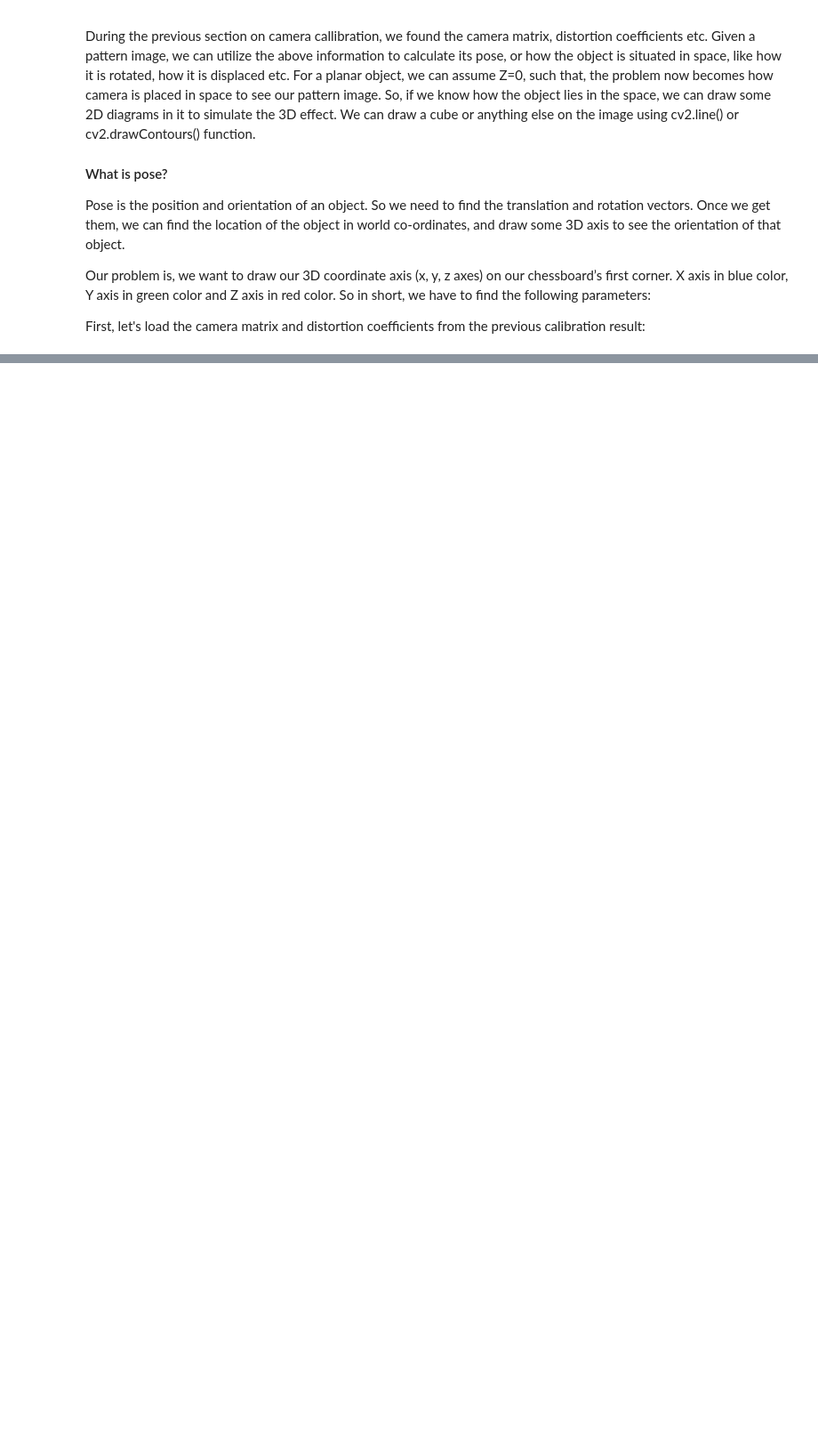
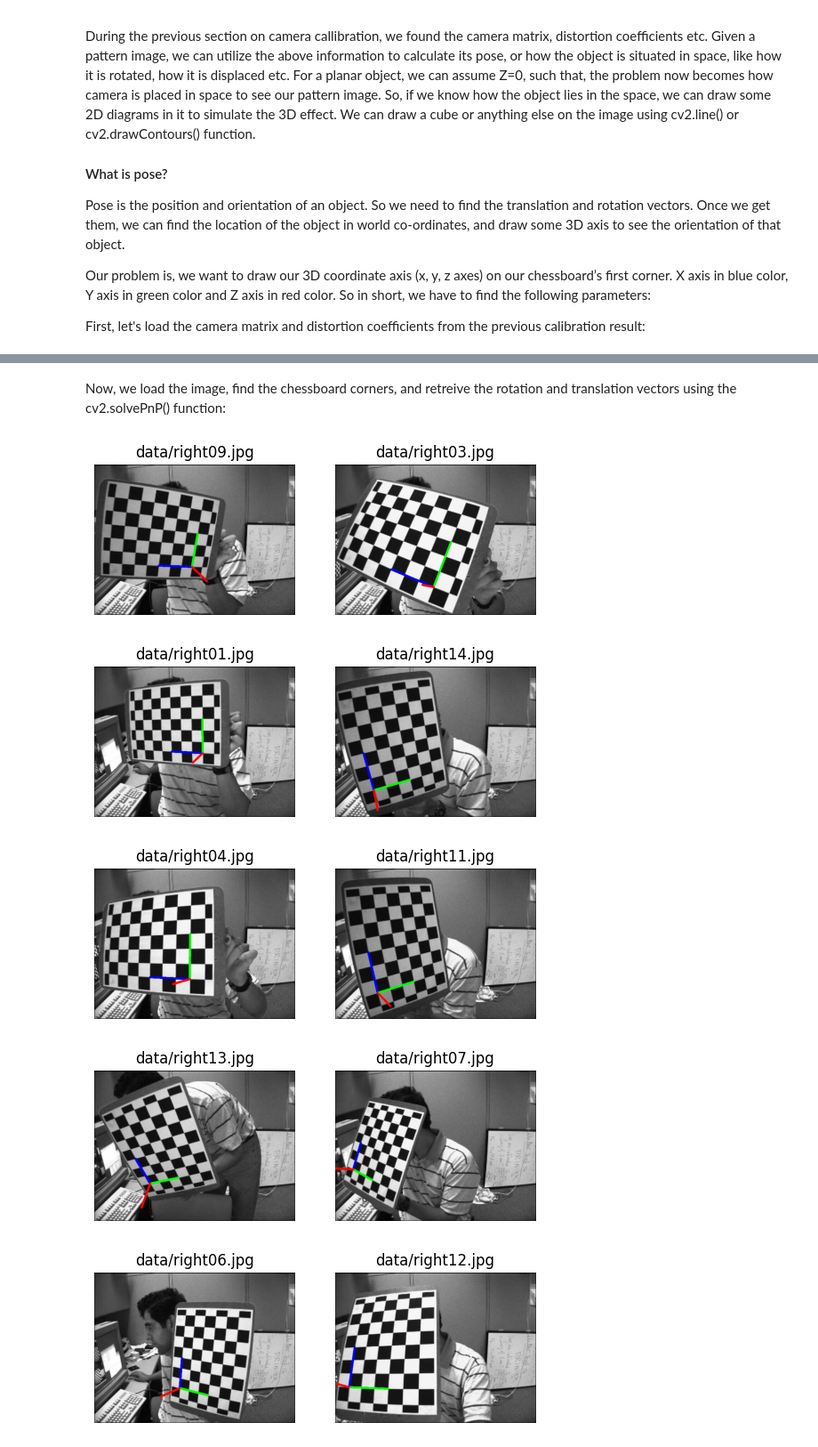
Before and after one commit to AlrIsmail/robotics_fundamentals, a Jupyter notebook: opencv_camera_calibration_3d_reconstruction.ipynb, the cells around one changed output, grey strips where cells are left out. Shown at 89% size. Cells and saved outputs as stored; diff of their text form; code cells hidden in the pictures; blank space fills up the shorter version.

```diff
--- a/opencv_camera_calibration_3d_reconstruction.ipynb
+++ b/opencv_camera_calibration_3d_reconstruction.ipynb
@@ -310,0 +311,14 @@ with np.load('B.npz') as X:
+# %%
+import cv2
+
+def draw(img, corners, imgpts):
+    corner = tuple(map(int, corners[0].ravel()))
+    imgpt0 = tuple(map(int, imgpts[0].ravel()))
+    imgpt1 = tuple(map(int, imgpts[1].ravel()))
+    imgpt2 = tuple(map(int, imgpts[2].ravel()))
+
+    img = cv.line(img, corner, imgpt0, (255, 0, 0), 5)
+    img = cv.line(img, corner, imgpt1, (0, 255, 0), 5)
+    img = cv.line(img, corner, imgpt2, (0, 0, 255), 5)
+
+    return img
@@ -310,0 +327,48 @@ with np.load('B.npz') as X:
+# %%
+criteria = (cv.TERM_CRITERIA_EPS + cv.TERM_CRITERIA_MAX_ITER, 30, 0.001)
+objp = np.zeros((6*7,3), np.float32)
+objp[:,:2] = np.mgrid[0:7,0:6].T.reshape(-1,2)
+
+axis = np.float32([[3,0,0], [0,3,0], [0,0,-3]]).reshape(-1,3)
+# %% [markdown]
+Now, we load the image, find the chessboard corners, and retreive the rotation and translation vectors using the cv2.solvePnP() function:
+# %%
+subplots = [1, 2, 1]
+for fname in glob.glob('data/right*.jpg'):
+    img = cv.imread(fname)
+    gray = cv.cvtColor(img,cv.COLOR_BGR2GRAY)
+    ret, corners = cv.findChessboardCorners(gray, (7,6),None)
+    if ret == True:
+        corners2 = cv.cornerSubPix(gray,corners,(11,11),(-1,-1),criteria)
+        # Find the rotation and translation vectors.
+        ret, rcvecs, tvecs = cv.solvePnP(objp, corners2, data_pos['camera_matrix'], data_pos['dist_coeff'])
+        # project 3D points to image plane
+        imgpts, jac = cv.projectPoints(axis, rcvecs, tvecs, data_pos['camera_matrix'], data_pos['dist_coeff'])
+
+        img = draw(img,corners2,imgpts)
+
+        plt.subplot(subplots[0], subplots[1], subplots[2])
+        plt.imshow(cv.cvtColor(img, cv.COLOR_BGR2RGB))
+        plt.title(fname)
+        plt.axis('off')
+        subplots[2] += 1
+        if subplots[2] == 3:
+            subplots[2] = 1
+            subplots[1] += 1
+        if subplots[1] == 3:
+            subplots[1] = 2
+            subplots[0] += 1
+        if subplots[0] == 2:
+            subplots[0] = 1
+            plt.show()
+            subplots = [1, 2, 1]
+
+plt.show()
+
+cv.destroyAllWindows()
+# %% [output]
+[figure, added]
+[figure, added]
+[figure, added]
+[figure, added]
+[figure, added]
```
Also changed, not shown: parts of 11 cells of this notebook.
